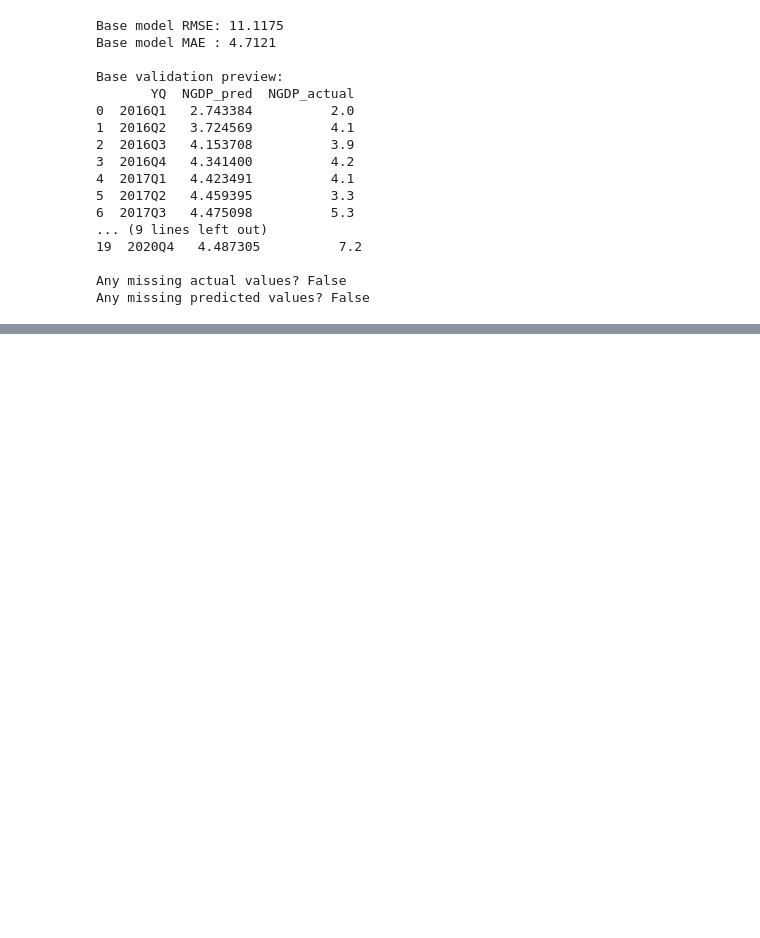
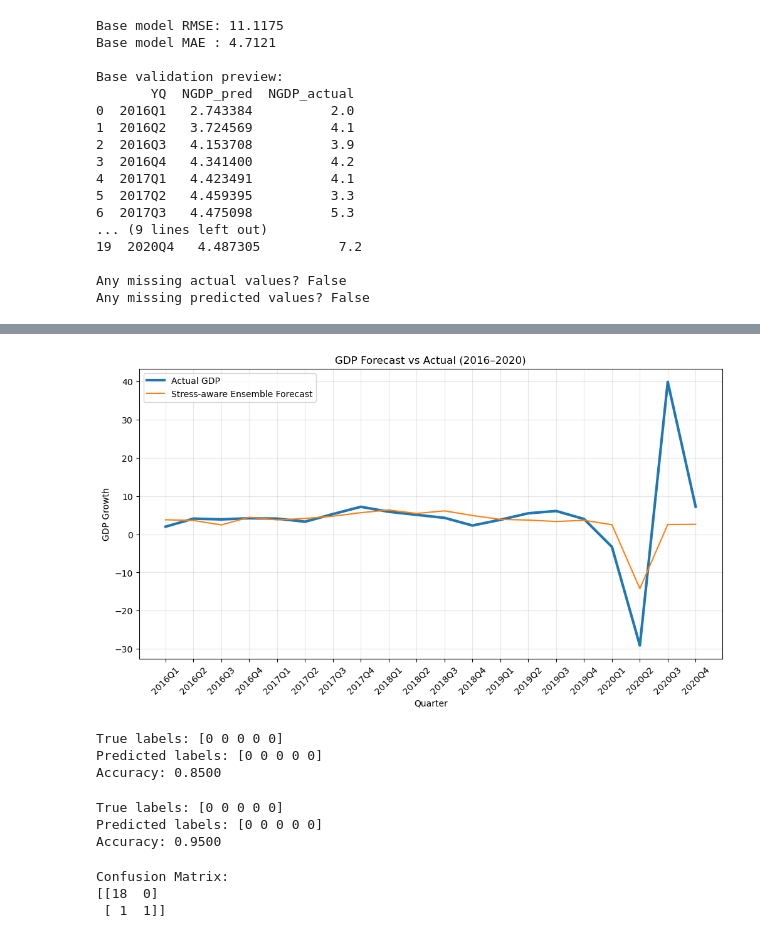
Before and after one commit to nekumonokat/ACCT653_FFA_Forecasting_Project, a Jupyter notebook: draft.ipynb, the cells around one changed output, grey strips where cells are left out. Cells and saved outputs as stored; diff of their text form; code cells hidden in the pictures; blank space fills up the shorter version.

```diff
--- a/draft.ipynb
+++ b/draft.ipynb
@@ -308,0 +1237,17 @@ train_ext = train_ext.merge(
+# %%
+## COMPUTE PERFORMANCE-WEIGHTED ENSEMBLE WEIGHTS
+
+w_ridge = 1 / rmse_ridge
+w_rf    = 1 / rmse_rf
+w_xgb   = 1 / rmse_xgb_regime
+
+w_sum = w_ridge + w_rf + w_xgb
+
+w_ridge /= w_sum
+w_rf    /= w_sum
+w_xgb   /= w_sum
+
+print("Ensemble weights:")
+print("Ridge :", round(w_ridge,3))
+print("RF    :", round(w_rf,3))
+print("XGB   :", round(w_xgb,3))
@@ -308,0 +1475,61 @@ train_ext = train_ext.merge(
+# %%
+plt.figure(figsize=(12,6))
+
+plt.plot(ml_validation_boost["YQ"], ml_validation_boost["NGDP_actual"],
+         label="Actual GDP", linewidth=3)
+
+plt.plot(ml_validation_boost["YQ"], ml_validation_boost["ensemble_forecast_boost"],
+         label="Stress-aware Ensemble Forecast")
+
+plt.xticks(rotation=45)
+plt.xlabel("Quarter")
+plt.ylabel("GDP Growth")
+plt.title("GDP Forecast vs Actual (2016–2020)")
+plt.legend()
+plt.grid(alpha=0.3)
+
+plt.show()
+# %% [output]
+[figure, added]
+# %%
+## CREATE CLASSIFICATION LABELS
+
+y_true = (regime_validation["NGDP_actual"] < 0).astype(int)
+y_pred = (regime_validation["NGDP_pred"] < 0).astype(int)
+
+from sklearn.metrics import accuracy_score
+
+accuracy = accuracy_score(y_true, y_pred)
+
+print(f"True labels: {y_true.values[:5]}")
+print(f"Predicted labels: {y_pred.values[:5]}")
+print(f"Accuracy: {accuracy:.4f}")
+# %% [output]
+True labels: [0 0 0 0 0]
+Predicted labels: [0 0 0 0 0]
+Accuracy: 0.8500
+# %%
+y_true_2 = (ml_validation["NGDP_actual"] < 0).astype(int)
+y_pred_2 = (ml_validation["ensemble_forecast"] < 0).astype(int)
+
+from sklearn.metrics import accuracy_score
+
+accuracy = accuracy_score(y_true_2, y_pred_2)
+
+print(f"True labels: {y_true.values[:5]}")
+print(f"Predicted labels: {y_pred.values[:5]}")
+print(f"Accuracy: {accuracy:.4f}")
+# %% [output]
+True labels: [0 0 0 0 0]
+Predicted labels: [0 0 0 0 0]
+Accuracy: 0.9500
+# %%
+from sklearn.metrics import confusion_matrix
+
+cm = confusion_matrix(y_true_2, y_pred_2)
+print("Confusion Matrix:")
+print(cm)
+# %% [output]
+Confusion Matrix:
+[[18  0]
+ [ 1  1]]
```
Also changed, not shown: parts of 26 cells of this notebook.
